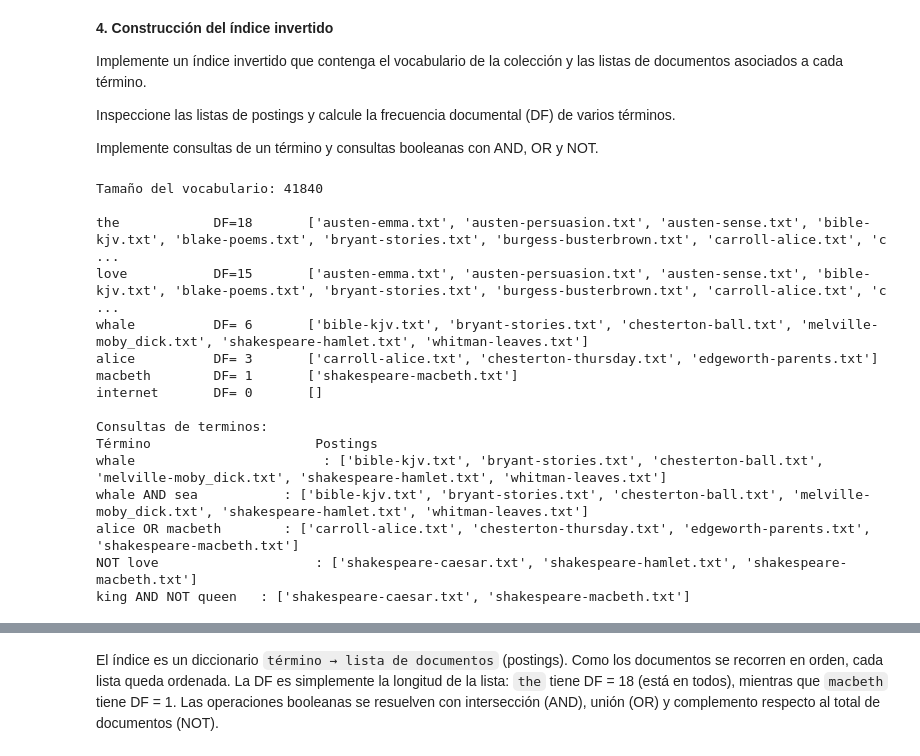
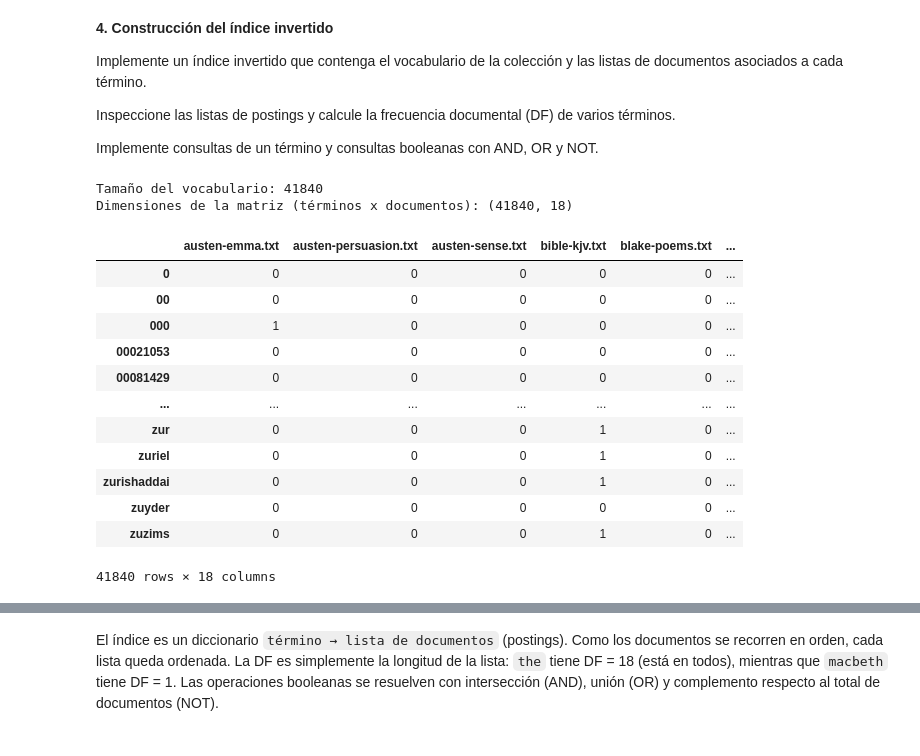
Before and after one commit to BrandonFreire/Notebooks-RI, a Jupyter notebook: IB/BooleanSearch/02_booleansearch.ipynb, the cells around one changed output, grey strips where cells are left out. Drawn from its saved outputs; the diff is of its cells as text; code cells hidden in the pictures.

```diff
--- a/IB/BooleanSearch/02_booleansearch.ipynb
+++ b/IB/BooleanSearch/02_booleansearch.ipynb
@@ -165,62 +174,42 @@ Inspeccione las listas de postings y calcule la frecuencia documental (DF) de va
 
 Implemente consultas de un término y consultas booleanas con AND, OR y NOT.
 # %%
-from asyncio import windows_events
-from IPython import display
+import pandas as pd
+from IPython.display import display
+
 def construir_indice(docs):
     indice = {}
     for doc_id, tokens in docs.items():
         for token in set(tokens):            # cada término una sola vez por documento
             indice.setdefault(token, []).append(doc_id)
     return indice
 
 indice = construir_indice(docs)
 todos_docs = list(docs.keys())
 print("Tamaño del vocabulario:", len(indice))
-#display(indice)
-print("")
 
-# Postings y frecuencia documental (DF)
-for t in ["the", "love", "whale", "alice", "macbeth", "internet"]:
-    postings = indice.get(t, [])
-    print(f"{t:10s}     DF={len(postings):2d}       {postings}")
-
-# Consultas de un término y booleanas
-def buscar_indice(termino, indice):
-    return indice.get(termino.lower(), [])
-
-def AND(a, b):
-    return sorted(set(a) & set(b))
-
-def OR(a, b):
-    return sorted(set(a) | set(b))
-
-def NOT(a):
-    return sorted(set(todos_docs) - set(a))
-
-# Pruebas de las consultas de un termino
-print("\nConsultas de terminos:")
-print("Término                     Postings")
-w = lambda t: buscar_indice(t, indice)
-print("whale                        :", w("whale"))
-print("whale AND sea           :", AND(w("whale"), w("sea")))
-print("alice OR macbeth        :", OR(w("alice"), w("macbeth")))
-print("NOT love                    :", NOT(w("love")))
-print("king AND NOT queen   :", AND(w("king"), NOT(w("queen"))))
+# Vista del índice como matriz término-documento
+vocabulario = sorted(indice)
+filas = []
+for termino in vocabulario:
+    postings = set(indice[termino])
+    filas.append([1 if doc in postings else 0 for doc in todos_docs])
+matriz = pd.DataFrame(filas, index=vocabulario, columns=todos_docs)
+print("Dimensiones de la matriz (términos x documentos):", matriz.shape)
+display(matriz)
 # %% [output]
 Tamaño del vocabulario: 41840
-
-the            DF=18       ['austen-emma.txt', 'austen-persuasion.txt', 'austen-sense.txt', 'bible-kjv.txt', 'blake-poems.txt', 'bryant-stories.txt', 'burgess-busterbrown.txt', 'carroll-alice.txt', 'c ...
-love           DF=15       ['austen-emma.txt', 'austen-persuasion.txt', 'austen-sense.txt', 'bible-kjv.txt', 'blake-poems.txt', 'bryant-stories.txt', 'burgess-busterbrown.txt', 'carroll-alice.txt', 'c ...
-whale          DF= 6       ['bible-kjv.txt', 'bryant-stories.txt', 'chesterton-ball.txt', 'melville-moby_dick.txt', 'shakespeare-hamlet.txt', 'whitman-leaves.txt']
-alice          DF= 3       ['carroll-alice.txt', 'chesterton-thursday.txt', 'edgeworth-parents.txt']
-macbeth        DF= 1       ['shakespeare-macbeth.txt']
-internet       DF= 0       []
-
-Consultas de terminos:
-Término                     Postings
-whale                        : ['bible-kjv.txt', 'bryant-stories.txt', 'chesterton-ball.txt', 'melville-moby_dick.txt', 'shakespeare-hamlet.txt', 'whitman-leaves.txt']
-whale AND sea           : ['bible-kjv.txt', 'bryant-stories.txt', 'chesterton-ball.txt', 'melville-moby_dick.txt', 'shakespeare-hamlet.txt', 'whitman-leaves.txt']
-alice OR macbeth        : ['carroll-alice.txt', 'chesterton-thursday.txt', 'edgeworth-parents.txt', 'shakespeare-macbeth.txt']
-NOT love                    : ['shakespeare-caesar.txt', 'shakespeare-hamlet.txt', 'shakespeare-macbeth.txt']
-king AND NOT queen   : ['shakespeare-caesar.txt', 'shakespeare-macbeth.txt']
+Dimensiones de la matriz (términos x documentos): (41840, 18)
+|  | austen-emma.txt | austen-persuasion.txt | austen-sense.txt | bible-kjv.txt | blake-poems.txt | ... |
+| 0 | 0 | 0 | 0 | 0 | 0 | ... |
+| 00 | 0 | 0 | 0 | 0 | 0 | ... |
+| 000 | 1 | 0 | 0 | 0 | 0 | ... |
+| 00021053 | 0 | 0 | 0 | 0 | 0 | ... |
+| 00081429 | 0 | 0 | 0 | 0 | 0 | ... |
+| ... | ... | ... | ... | ... | ... | ... |
+| zur | 0 | 0 | 0 | 1 | 0 | ... |
+| zuriel | 0 | 0 | 0 | 1 | 0 | ... |
+| zurishaddai | 0 | 0 | 0 | 1 | 0 | ... |
+| zuyder | 0 | 0 | 0 | 0 | 0 | ... |
+| zuzims | 0 | 0 | 0 | 1 | 0 | ... |
+41840 rows × 18 columns
```
Also changed, not shown: parts of 9 cells of this notebook.
